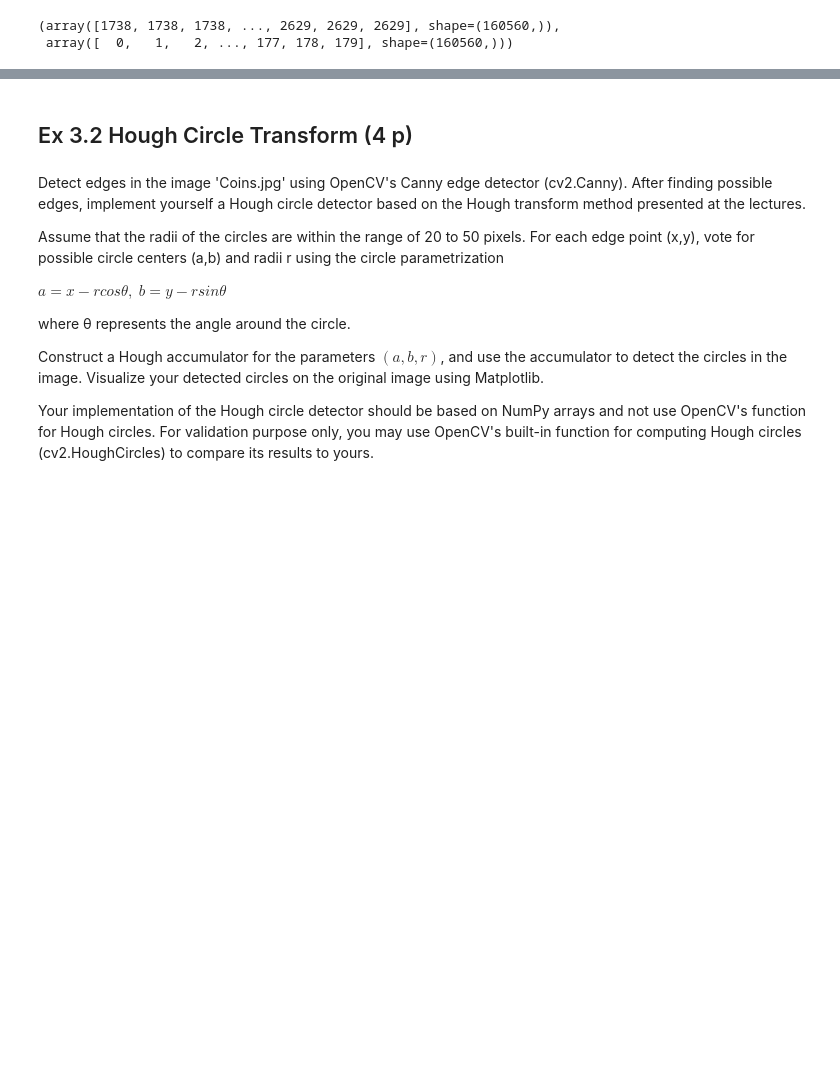
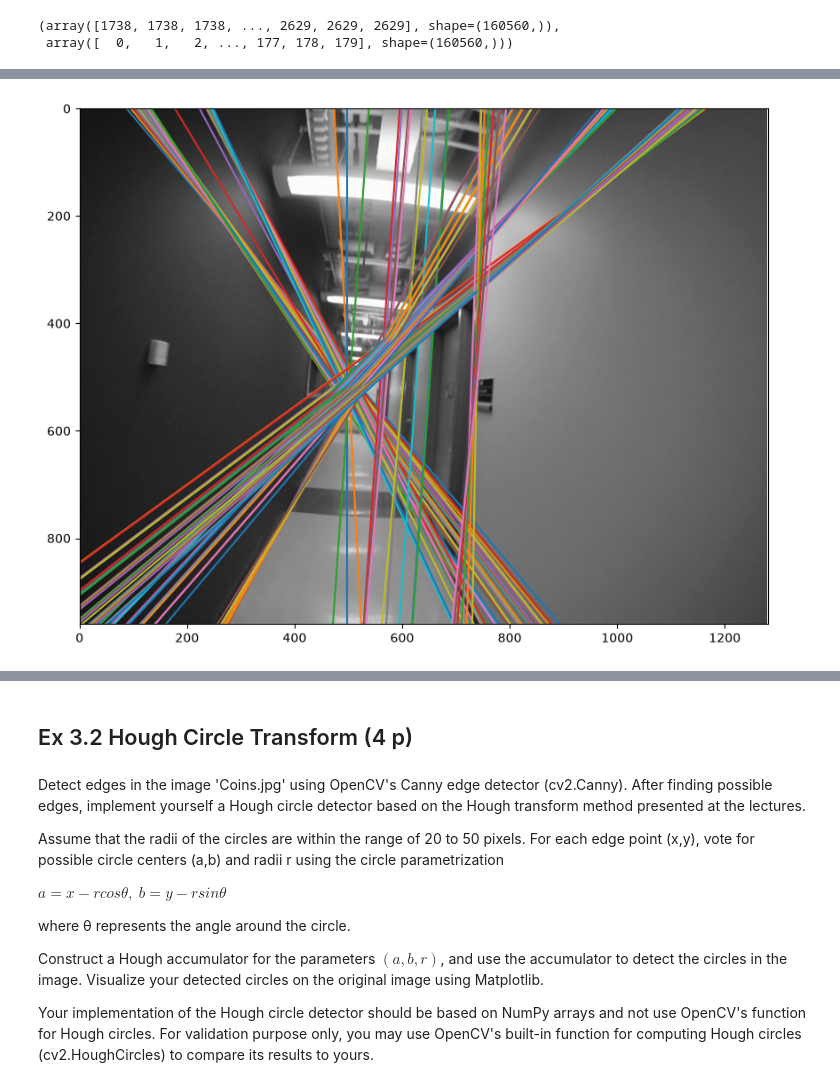
Before and after one commit to SepeZeus/compvis-exercises, a Jupyter notebook: CV-2026-exercises-03.ipynb, the cells around one changed output, grey strips where cells are left out. Saved outputs shown, nothing was run; the diff lists cells and outputs as text; code cells hidden in the pictures; blank space fills up the shorter version.

```diff
--- a/CV-2026-exercises-03.ipynb
+++ b/CV-2026-exercises-03.ipynb
@@ -92,3 +93,13 @@ for i, theta in enumerate(thetas):
 # %% [output]
 (array([1738, 1738, 1738, ..., 2629, 2629, 2629], shape=(160560,)),
  array([  0,   1,   2, ..., 177, 178, 179], shape=(160560,)))
+# %%
+# from scipy.ndimage import maximum_filter
+# local_max = maximum_filter(accumulator, size=(15, 15))
+
+# peak_mask = (accumulator == local_max) & (accumulator > 150)
+# peak = np.where(peak_mask)
+threshold = 125
+peak = np.where(accumulator > threshold)
+rho = peak[0][0] - rho_max
+np.shape(peak), peak, rho
@@ -95,18 +124,77 @@ for i, theta in enumerate(thetas):
 # %%
-#visualization
+#i had to do this, i've no clue why the original visualizer just didn't want to work.
+# Fixed visualization block
 width = image.shape[1]
-xs = np.array(range(int(width/4)))
-plt.figure(figsize=(20,30))
-plt.imshow(image)
+xs = np.array(range(int(width))) # Span across the full image width
+plt.figure(figsize=(10, 12))
+plt.imshow(image, cmap='gray')
 
 for j in range(len(P[0])):
-    #ys = ...
+    rho = peak[0][j] - rho_max
+    theta = thetas[peak[1][j]]
 
-    lines_fp = np.array([xs,ys])
+    # Avoid division by zero for near-horizontal theta = 0
+    sin_t = np.sin(theta)
+    if np.abs(sin_t) < 1e-4:
+        # Vertical line: x is constant at rho / cos(theta)
+        x_val = rho / np.cos(theta)
+        plt.axvline(x=x_val)
+    else:
+        # Standard line equation: y = (rho - x * cos(theta)) / sin(theta)
+        ys = (rho - xs * np.cos(theta)) / sin_t
+        plt.plot(xs, ys)
 
-    #Rotating the lines, so that their origin is image origin (top left)
-    lin = lines_fp.copy()
-    factor = np.array([[0,1],[-1,0]])
-    lines_fp= np.dot(factor , lines_fp)
+# Constrain display back to original image limits
+plt.xlim(0, image.shape[1])
+plt.ylim(image.shape[0], 0) # Inverted y-axis for image coordinates
+plt.show()
 
-    plt.plot(lines_fp[0],np.abs(lines_fp[1]))
+
+
+# # visualization with most of the original, looks terrible
+# width = image.shape[1]
+# height = image.shape[0]
+
+# # 1. Define xs as negative vertical coordinates so -xs maps to positive image Y [0, H]
+# xs = -np.arange(height)
+
+# plt.figure(figsize=(20, 30))
+# plt.imshow(image, cmap='gray')
+
+# for j in range(len(P[0])):
+#     rho = peak[0][j] - rho_max
+#     theta = thetas[peak[1][j]]
+
+#     # 2. Compute ys (which becomes the image X coordinate after matrix multiplication)
+#     # Using rho = x*cos(theta) + y*sin(theta) where y_image = -xs and x_image = ys
+#     # ys = (rho - (-xs) * sin(theta)) / cos(theta)
+#     ys = (rho + xs * np.sin(theta)) / (np.cos(theta) + 1e-6)
+
+#     lines_fp = np.array([xs, ys])
+
+#     # Rotating the lines, so that their origin is image origin (top left)
+#     lin = lines_fp.copy()
+#     factor = np.array([[0, 1], [-1, 0]])
+#     lines_fp = np.dot(factor, lines_fp)
+
+#     plt.plot(lines_fp[0], np.abs(lines_fp[1]))
+
+# #visualization
+# width = image.shape[1]
+# xs = np.array(range(int(width/4)))
+# plt.figure(figsize=(20,30))
+# plt.imshow(image)
+
+# for j in range(len(P[0])):
+#     #ys = ...
+
+#     lines_fp = np.array([xs,ys])
+
+#     #Rotating the lines, so that their origin is image origin (top left)
+#     lin = lines_fp.copy()
+#     factor = np.array([[0,1],[-1,0]])
+#     lines_fp= np.dot(factor , lines_fp)
+
+#     plt.plot(lines_fp[0],np.abs(lines_fp[1]))
+# %% [output]
+[figure, added]
```
Also changed, not shown: parts of 6 cells of this notebook, 3 other files.
